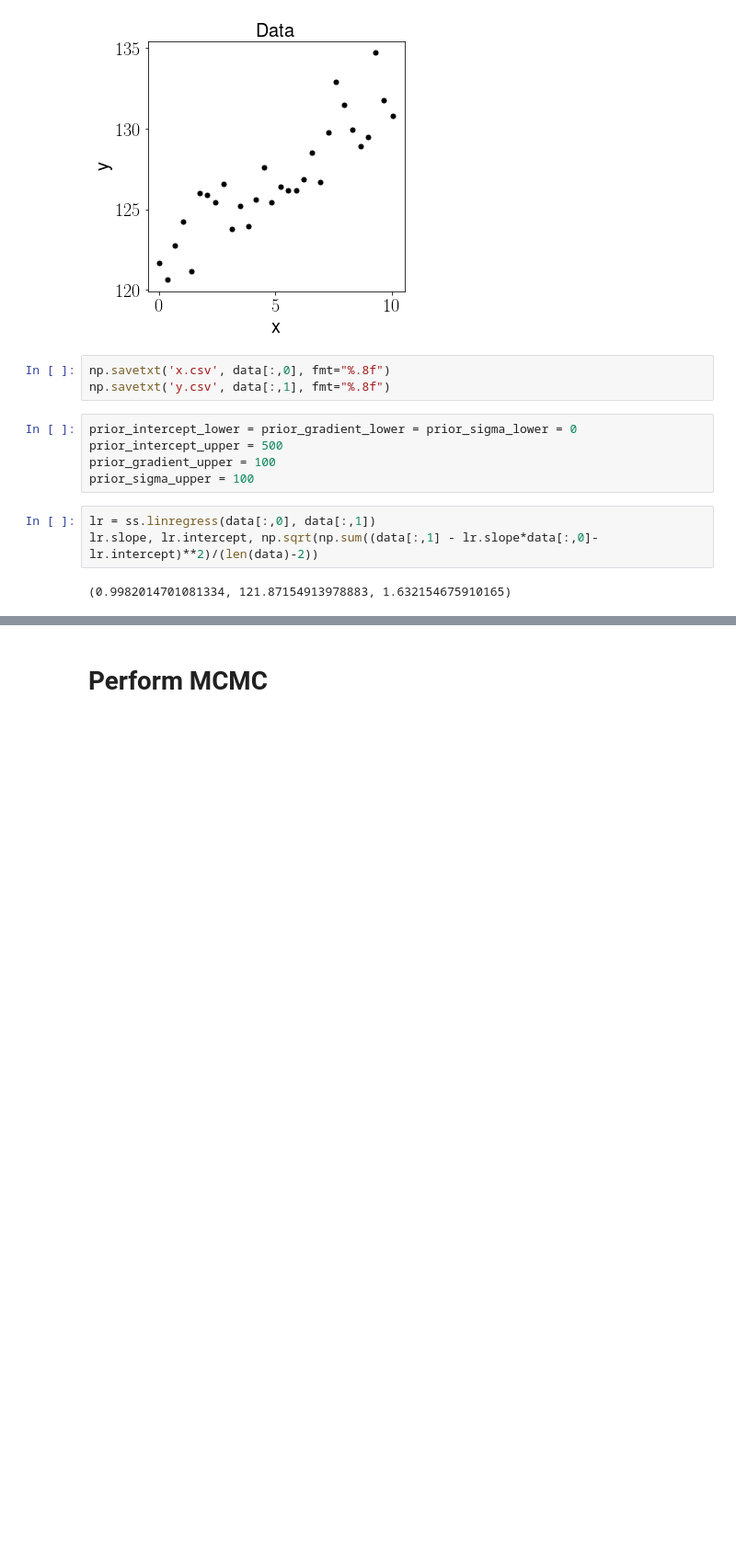
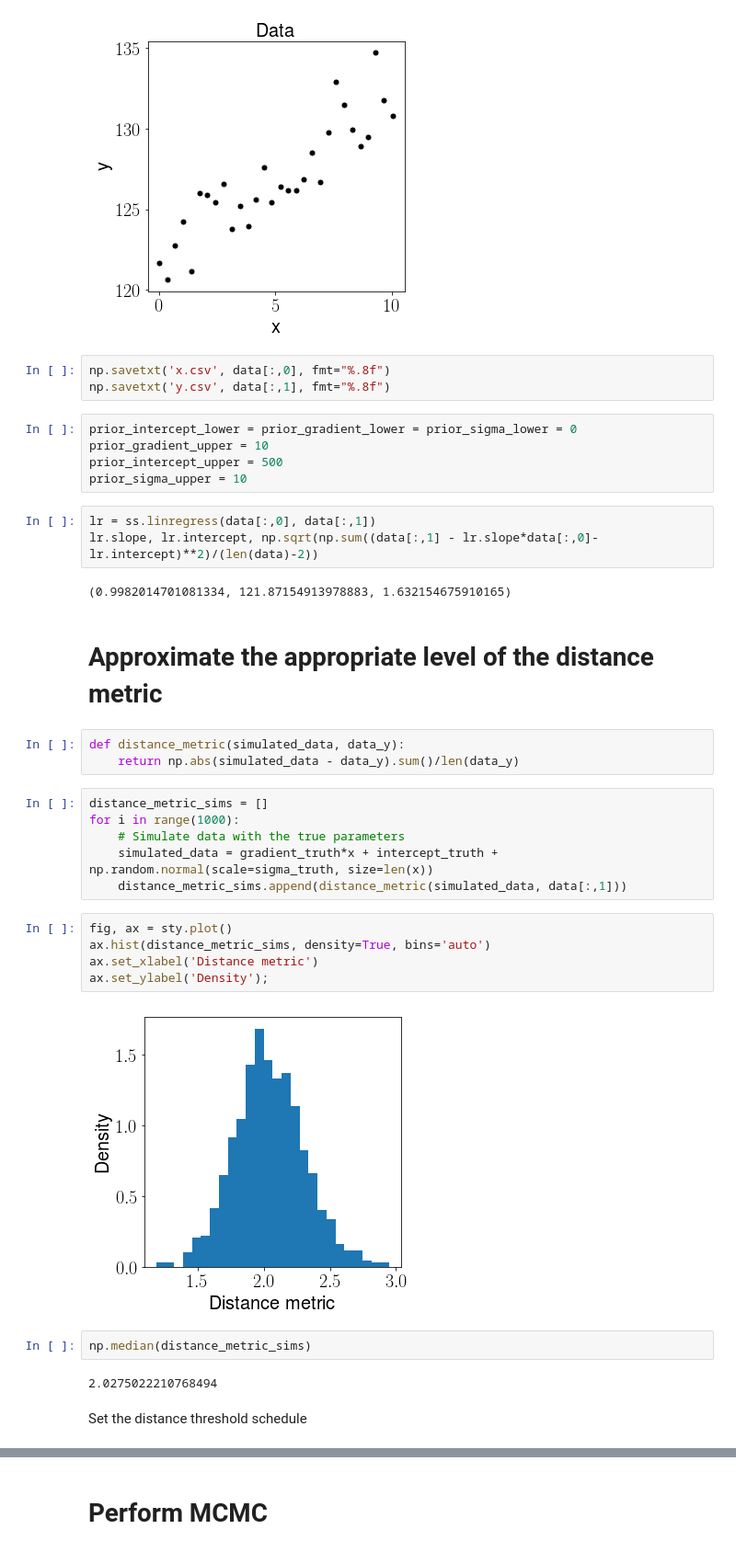
Before and after one commit to jaryaman/ML_demos, a Jupyter notebook: Notebooks/ABC_SMC/Linear_regression/ground_truth_and_analysis.ipynb, the cells around one changed output, grey strips where cells are left out. Shown at 92% size. Cells and saved outputs as stored; diff of their text form; blank space fills up the shorter version.

Commit message:
Distance threshold schedule

```diff
--- a/Notebooks/ABC_SMC/Linear_regression/ground_truth_and_analysis.ipynb
+++ b/Notebooks/ABC_SMC/Linear_regression/ground_truth_and_analysis.ipynb
@@ -57,11 +37,35 @@ np.savetxt('x.csv', data[:,0], fmt="%.8f")
 np.savetxt('y.csv', data[:,1], fmt="%.8f")
 # %%
 prior_intercept_lower = prior_gradient_lower = prior_sigma_lower = 0
+prior_gradient_upper = 10
 prior_intercept_upper = 500
-prior_gradient_upper = 100
-prior_sigma_upper = 100
+prior_sigma_upper = 10
 # %%
 lr = ss.linregress(data[:,0], data[:,1])
 lr.slope, lr.intercept, np.sqrt(np.sum((data[:,1] - lr.slope*data[:,0]-lr.intercept)**2)/(len(data)-2))
 # %% [output]
 (0.9982014701081334, 121.87154913978883, 1.632154675910165)
+# %% [markdown]
+# Approximate the appropriate level of the distance metric
+# %%
+def distance_metric(simulated_data, data_y):
+    return np.abs(simulated_data - data_y).sum()/len(data_y)
+# %%
+distance_metric_sims = []
+for i in range(1000):
+    # Simulate data with the true parameters
+    simulated_data = gradient_truth*x + intercept_truth + np.random.normal(scale=sigma_truth, size=len(x))
+    distance_metric_sims.append(distance_metric(simulated_data, data[:,1]))
+# %%
+fig, ax = sty.plot()
+ax.hist(distance_metric_sims, density=True, bins='auto')
+ax.set_xlabel('Distance metric')
+ax.set_ylabel('Density');
+# %% [output]
+[figure, added]
+# %%
+np.median(distance_metric_sims)
+# %% [output]
+2.0275022210768494
+# %% [markdown]
+Set the distance threshold schedule
```
Also changed, not shown: parts of 13 cells of this notebook, 6 other files.
